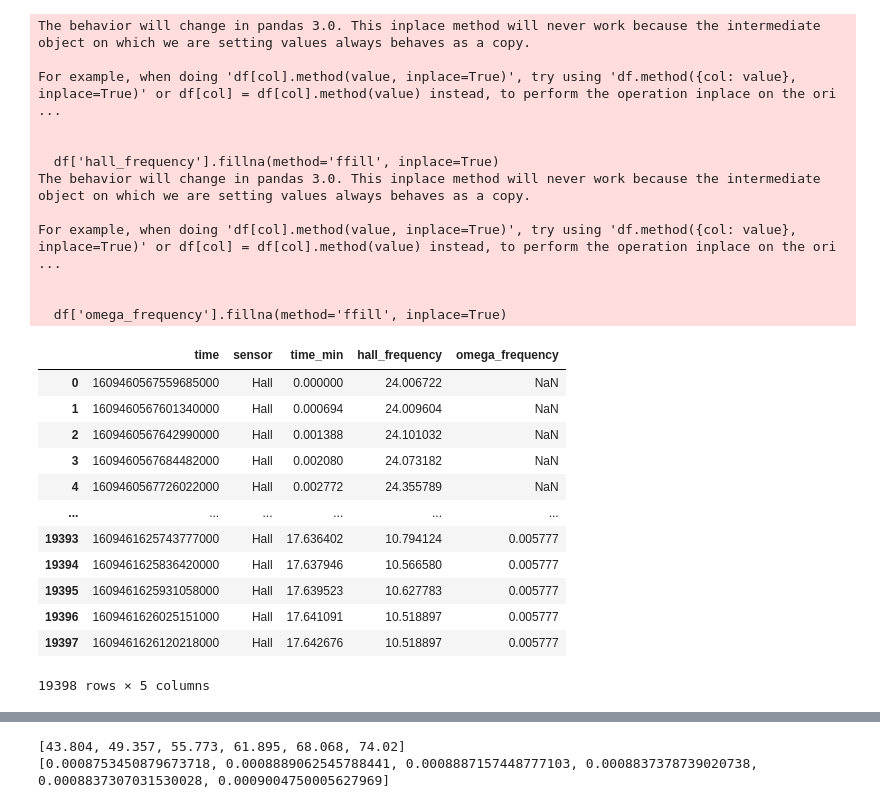
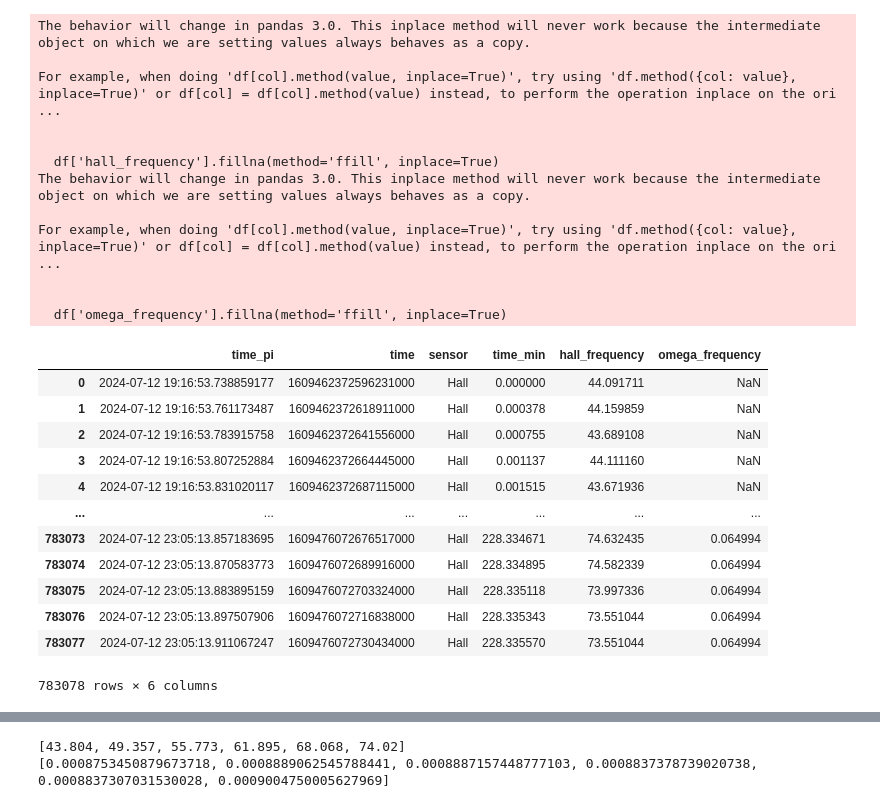
Before and after one commit to thdfw/gwks, a Jupyter notebook: pico/flowmeter/flow_data_analysis/zones_analysis.ipynb, the cells around one changed output, grey strips where cells are left out. Drawn from its saved outputs; the diff is of its cells as text; code cells hidden in the pictures.

```diff
--- a/pico/flowmeter/flow_data_analysis/zones_analysis.ipynb
+++ b/pico/flowmeter/flow_data_analysis/zones_analysis.ipynb
@@ -3,18 +3,18 @@ import pandas as pd
 import matplotlib.pyplot as plt
 import numpy as np
 # %%
-file_path = '/Users/thomas/Desktop/up_zone_restricted/hall_up_zone_throttled_2024-07-12_14-46-48.csv'
+file_path = '/Users/thomas/Desktop/both_zones_upper_restricted/hall_both_zones_increasing_2024-07-12_15-16-53.csv'
 
 # Import hall data
-df1 = pd.read_csv(file_path, names=['x','time'])
+df1 = pd.read_csv(file_path, names=['time_pi','time'])
 df1['time'] = df1['time'].apply(lambda x: int(x))
-df1 = df1[['time']]
+df1['time_pi'] = pd.to_datetime(df1['time_pi'], unit='s')
 df1['sensor'] = 'Hall'
 
 # Import omega data
-df2 = pd.read_csv(file_path.replace('hall','omega'), names=['x','time'])
+df2 = pd.read_csv(file_path.replace('hall','omega'), names=['time_pi','time'])
 df2['time'] = df2['time'].apply(lambda x: int(x))
-df2 = df2[['time']]
+df2['time_pi'] = pd.to_datetime(df2['time_pi'], unit='s')
 df2['sensor'] = 'Omega'
 
 # Add time in minutes relative to first tick
@@ -30,46 +30,46 @@ df_hall['hall_frequency'] = 1 / (df_hall['time'].diff().shift(-1)) * 1e9
 
 # Create the omega dataframe
 df_omega = df2 #pd.concat([df2, df4], ignore_index=True)
 df_omega = df_omega.sort_values(by='time')
 df_omega = df_omega.reset_index(drop=True)
 df_omega['omega_frequency'] = 1 / (df_omega['time'].diff().shift(-1)) * 1e9
 
 # Merge the hall and omega dataframes
 df = pd.concat([df_hall, df_omega], ignore_index=True)
 df = df.sort_values(by='time')
 df = df.reset_index(drop=True)
 
 # Fill in NaN values
 df['hall_frequency'].fillna(method='ffill', inplace=True)
 df['omega_frequency'].fillna(method='ffill', inplace=True)
 
 display(df)
 # %% [output]
 The behavior will change in pandas 3.0. This inplace method will never work because the intermediate object on which we are setting values always behaves as a copy.
 
 For example, when doing 'df[col].method(value, inplace=True)', try using 'df.method({col: value}, inplace=True)' or df[col] = df[col].method(value) instead, to perform the operation inplace on the ori ...
 
 
   df['hall_frequency'].fillna(method='ffill', inplace=True)
 The behavior will change in pandas 3.0. This inplace method will never work because the intermediate object on which we are setting values always behaves as a copy.
 
 For example, when doing 'df[col].method(value, inplace=True)', try using 'df.method({col: value}, inplace=True)' or df[col] = df[col].method(value) instead, to perform the operation inplace on the ori ...
 
 
   df['omega_frequency'].fillna(method='ffill', inplace=True)
-|  | time | sensor | time_min | hall_frequency | omega_frequency |
-| 0 | 1609460567559685000 | Hall | 0.000000 | 24.006722 | NaN |
-| 1 | 1609460567601340000 | Hall | 0.000694 | 24.009604 | NaN |
-| 2 | 1609460567642990000 | Hall | 0.001388 | 24.101032 | NaN |
-| 3 | 1609460567684482000 | Hall | 0.002080 | 24.073182 | NaN |
-| 4 | 1609460567726022000 | Hall | 0.002772 | 24.355789 | NaN |
-| ... | ... | ... | ... | ... | ... |
-| 19393 | 1609461625743777000 | Hall | 17.636402 | 10.794124 | 0.005777 |
-| 19394 | 1609461625836420000 | Hall | 17.637946 | 10.566580 | 0.005777 |
-| 19395 | 1609461625931058000 | Hall | 17.639523 | 10.627783 | 0.005777 |
-| 19396 | 1609461626025151000 | Hall | 17.641091 | 10.518897 | 0.005777 |
-| 19397 | 1609461626120218000 | Hall | 17.642676 | 10.518897 | 0.005777 |
+|  | time_pi | time | sensor | time_min | hall_frequency | omega_frequency |
+| 0 | 2024-07-12 19:16:53.738859177 | 1609462372596231000 | Hall | 0.000000 | 44.091711 | NaN |
+| 1 | 2024-07-12 19:16:53.761173487 | 1609462372618911000 | Hall | 0.000378 | 44.159859 | NaN |
+| 2 | 2024-07-12 19:16:53.783915758 | 1609462372641556000 | Hall | 0.000755 | 43.689108 | NaN |
+| 3 | 2024-07-12 19:16:53.807252884 | 1609462372664445000 | Hall | 0.001137 | 44.111160 | NaN |
+| 4 | 2024-07-12 19:16:53.831020117 | 1609462372687115000 | Hall | 0.001515 | 43.671936 | NaN |
+| ... | ... | ... | ... | ... | ... | ... |
+| 783073 | 2024-07-12 23:05:13.857183695 | 1609476072676517000 | Hall | 228.334671 | 74.632435 | 0.064994 |
+| 783074 | 2024-07-12 23:05:13.870583773 | 1609476072689916000 | Hall | 228.334895 | 74.582339 | 0.064994 |
+| 783075 | 2024-07-12 23:05:13.883895159 | 1609476072703324000 | Hall | 228.335118 | 73.997336 | 0.064994 |
+| 783076 | 2024-07-12 23:05:13.897507906 | 1609476072716838000 | Hall | 228.335343 | 73.551044 | 0.064994 |
+| 783077 | 2024-07-12 23:05:13.911067247 | 1609476072730434000 | Hall | 228.335570 | 73.551044 | 0.064994 |
-19398 rows × 5 columns
+783078 rows × 6 columns
 # %%
 # Crop between the first and last Omega ticks
 first_omega_tick = list(df[df.sensor=='Omega'].time)[0]
```
Also changed, not shown: parts of 7 cells of this notebook, 2 other files.
